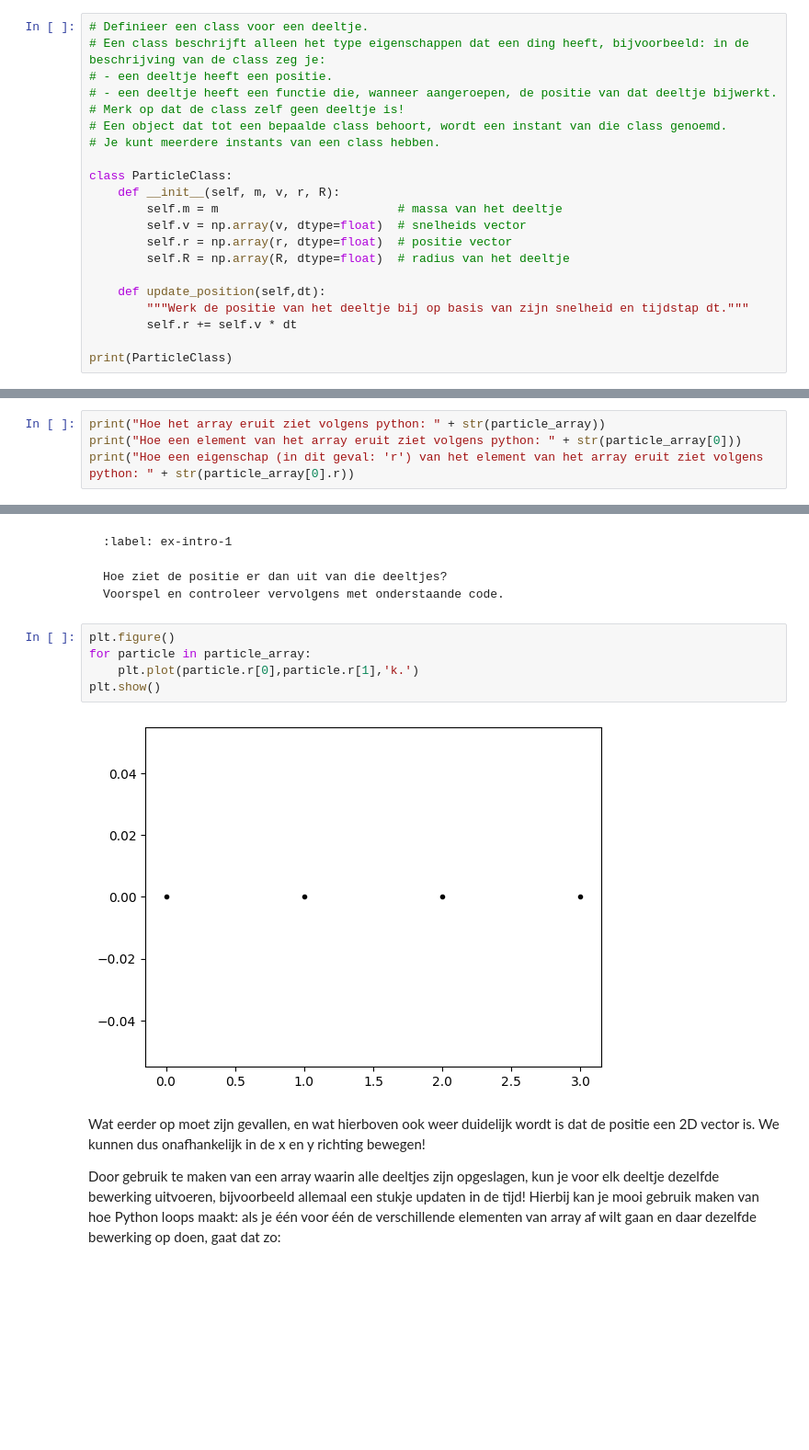
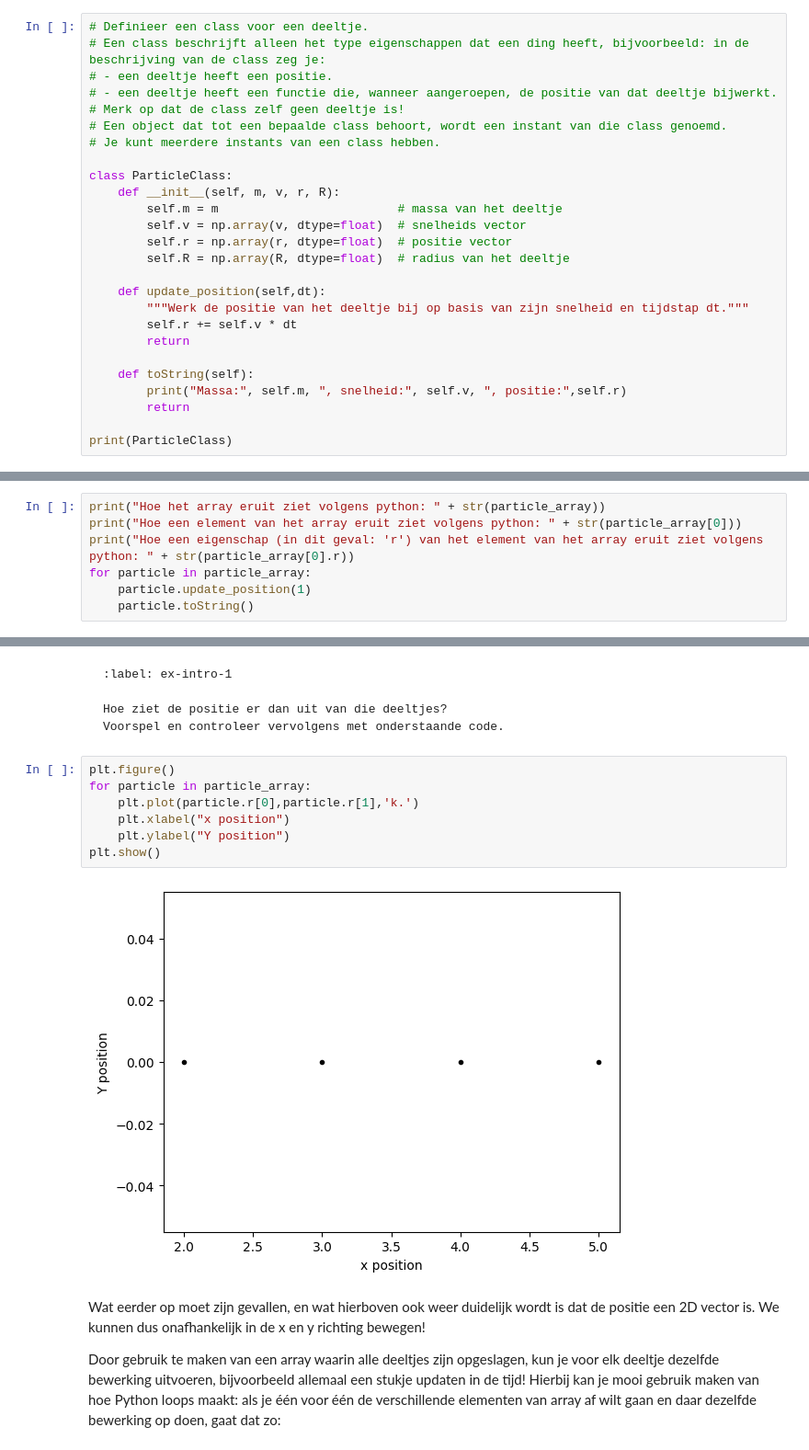
Before and after one commit to MatthiasGrablowitz/-Groepsnaam18-, a Jupyter notebook: Content/PySim/1_intro_sim.ipynb, the cells around one changed output, grey strips where cells are left out. Shown: that part at 92% size. Drawn from its saved outputs; the diff is of its cells as text; blank space fills up the shorter version.

```diff
--- a/Content/PySim/1_intro_sim.ipynb
+++ b/Content/PySim/1_intro_sim.ipynb
@@ -32,6 +32,11 @@ class ParticleClass:
     def update_position(self,dt):
         """Werk de positie van het deeltje bij op basis van zijn snelheid en tijdstap dt."""
         self.r += self.v * dt
+        return
+
+    def toString(self):
+        print("Massa:", self.m, ", snelheid:", self.v, ", positie:",self.r)
+        return
 
 print(ParticleClass)
 # %% [output]
@@ -100,6 +110,9 @@ for start_x in range(4):
 print("Hoe het array eruit ziet volgens python: " + str(particle_array))
 print("Hoe een element van het array eruit ziet volgens python: " + str(particle_array[0]))
 print("Hoe een eigenschap (in dit geval: 'r') van het element van het array eruit ziet volgens python: " + str(particle_array[0].r))
+for particle in particle_array:
+    particle.update_position(1)
+    particle.toString()
 # %% [output]
 Hoe het array eruit ziet volgens python: [<__main__.ParticleClass object at 0x...>, <__main__.ParticleClass object at 0x...>, <__main__.ParticleClass object at 0x...>, <__main__.ParticleClass object a ...
 Hoe een element van het array eruit ziet volgens python: <__main__.ParticleClass object at 0x...>
@@ -114,10 +131,12 @@ Voorspel en controleer vervolgens met onderstaande code.
 # %%
 plt.figure()
 for particle in particle_array:
     plt.plot(particle.r[0],particle.r[1],'k.')
+    plt.xlabel("x position")
+    plt.ylabel("Y position")
 plt.show()
 # %% [output]
-[figure, old version]
+[figure, new version]
 # %% [markdown]
 Wat eerder op moet zijn gevallen, en wat hierboven ook weer duidelijk wordt is dat de positie een 2D vector is.
 We kunnen dus onafhankelijk in de x en y richting bewegen!
```
Also changed, not shown: parts of 4 cells of this notebook.
